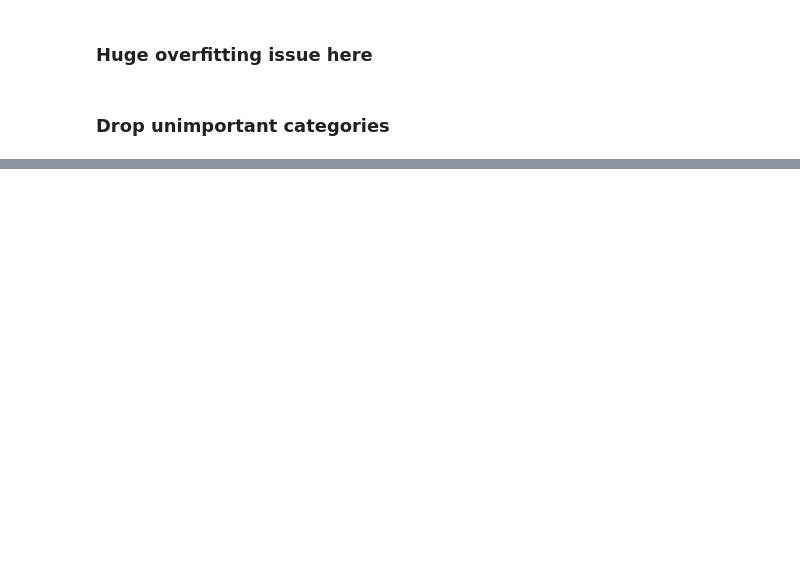
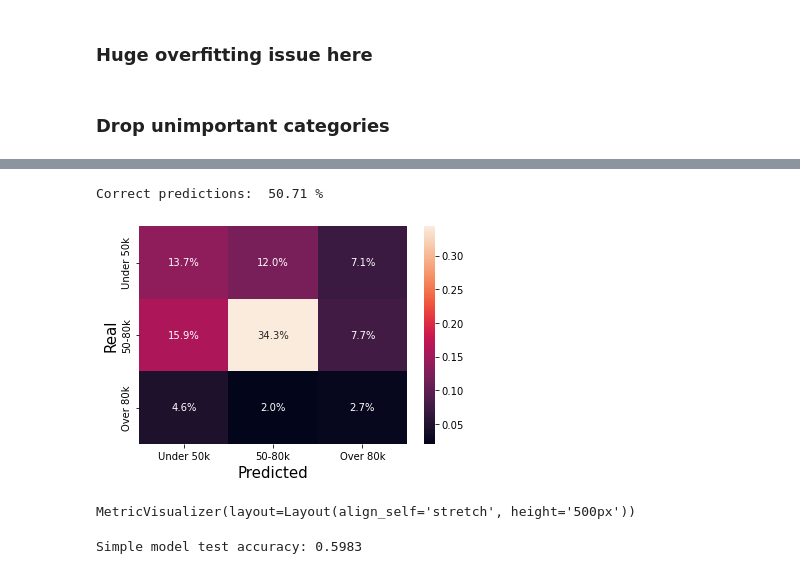
Before and after one commit to johmakinen/Data-related-salaries, a Jupyter notebook: src/modeling/model_testing.ipynb, the cells around one changed output, grey strips where cells are left out. Drawn from its saved outputs; the diff is of its cells as text; code cells hidden in the pictures; blank space fills up the shorter version.

```diff
--- a/src/modeling/model_testing.ipynb
+++ b/src/modeling/model_testing.ipynb
@@ -168,0 +235,77 @@ Correct predictions:  59.41 %
+# %%
+X = df[df["loc_state"]=="CA"]
+y = X.pop("min_salary")
+cols_to_keep = ['Size','Type of ownership','Industry','Sector','Revenue','data_title']
+X = X[cols_to_keep]
+y = pd.cut(y,bins=[0,50,80,max(y)],labels=["Under 50k","50-80k","Over 80k"])
+X_train, X_test, y_train, y_test = train_test_split(X, y, test_size=0.2, random_state=42,shuffle=True) # Train + val & test
+
+numeric_features = X.select_dtypes(include=np.number).columns.tolist()
+categorical_features = [c for c in X.columns if c not in numeric_features]
+cat_idx = [X.columns.get_loc(col) for col in categorical_features]
+
+columnTransformer = ColumnTransformer(
+    transformers=[
+        ('cat', OrdinalEncoder(), categorical_features)])
+
+X_train = columnTransformer.fit_transform(X_train)
+X_test = columnTransformer.fit_transform(X_test)
+
+X_train, X_val, y_train, y_val = train_test_split(X_train, y_train, test_size=0.3, random_state=42,shuffle=True) # Train & val
+
+#Create a Gaussian Classifier
+
+clf=RandomForestClassifier(n_estimators=100)
+
+#Train the model using the training sets y_pred=clf.predict(X_test)
+clf.fit(X_train,y_train)
+
+y_pred=clf.predict(X_test)
+plot_heatmap(y_pred,y_test)
+# %% [output]
+Correct predictions:  50.71 %
+[figure, added]
+# %%
+cols_to_keep = ['Size','Type of ownership','Industry','Sector','Revenue','data_title','loc_state']
+# for now, drop all na values
+X = df[cols_to_keep]
+
+y = pd.cut((df["max_salary"]-df["min_salary"])/2,bins=[0,50,80,max(df['min_salary'])],labels=["Under 50k","50-80k","Over 80k"])#,labels=["Low","Average","High"],labels=["Under 50k","50-80k","Over 80k"]
+# y = pd.cut(df["max_salary"],bins=[0,90,120,max(df['max_salary'])],labels=["Under 90k","90-120k","Over 120k"])
+
+y.value_counts()
+
+
+params = {
+    'iterations': 100,
+    'learning_rate': 0.1,
+    'eval_metric': metrics.Accuracy(),
+    'random_seed': 42,
+    'logging_level': 'Silent',
+    'use_best_model': True,
+    'od_type': 'Iter',
+    'od_wait': 10
+}
+# rm_cols = ['Type of ownership','Sector','Industry']
+rm_cols = ['Type of ownership','Industry','Sector','Revenue','Size']
+X_train_new = X_train.drop(columns=rm_cols)
+X_val_new = X_val.drop(columns=rm_cols)
+X_test_new = X_test.drop(columns=rm_cols)
+
+numeric_features = X_train_new.select_dtypes(include=np.number).columns.tolist()
+categorical_features = [c for c in X_train_new.columns if c not in numeric_features]
+cat_idx_new = [X_train_new.columns.get_loc(col) for col in categorical_features]
+
+train_pool = Pool(X_train_new, y_train, cat_features=cat_idx_new)
+validate_pool = Pool(X_val_new, y_val, cat_features=cat_idx_new)
+
+model = CatBoostClassifier(**params)
+model.fit(train_pool, eval_set=validate_pool,plot=True)
+
+y_pred = model.predict(X_test_new)
+print('Simple model test accuracy: {:.4}'.format(
+    accuracy_score(y_test, y_pred)
+))
+# %% [output]
+MetricVisualizer(layout=Layout(align_self='stretch', height='500px'))
+Simple model test accuracy: 0.5983
```
Also changed, not shown: parts of 15 cells of this notebook, 6 other files.
